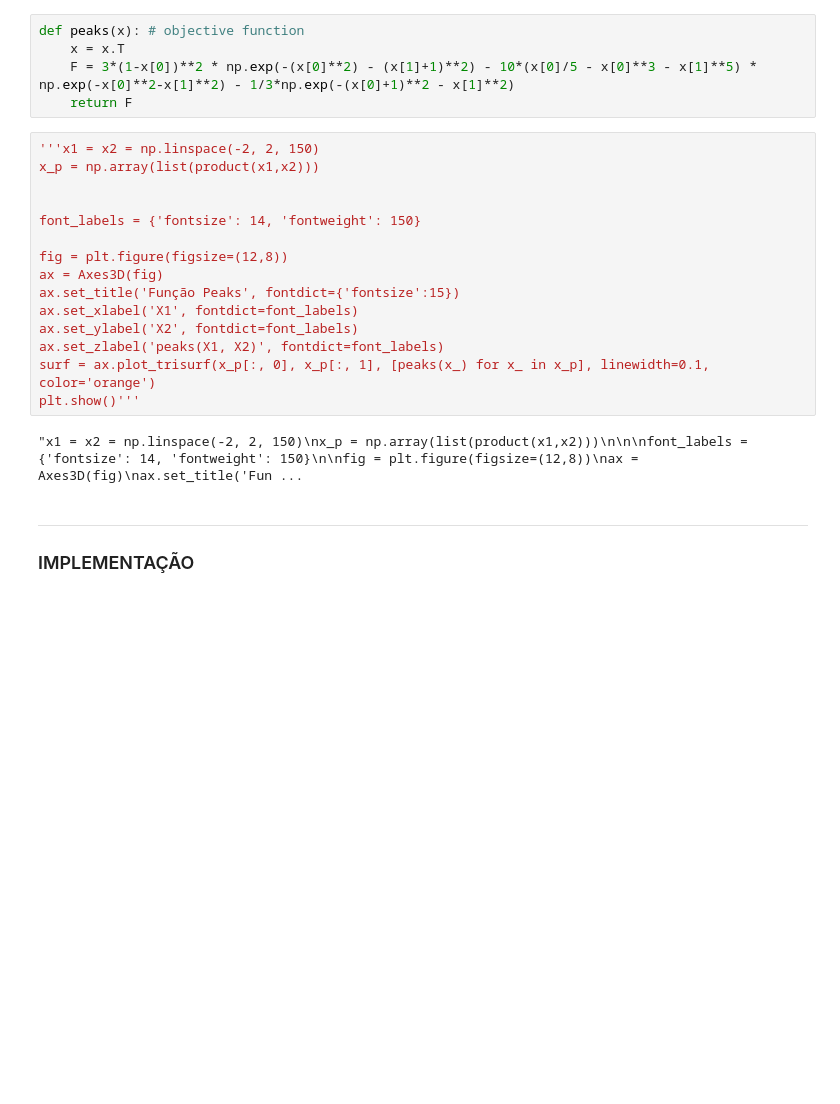
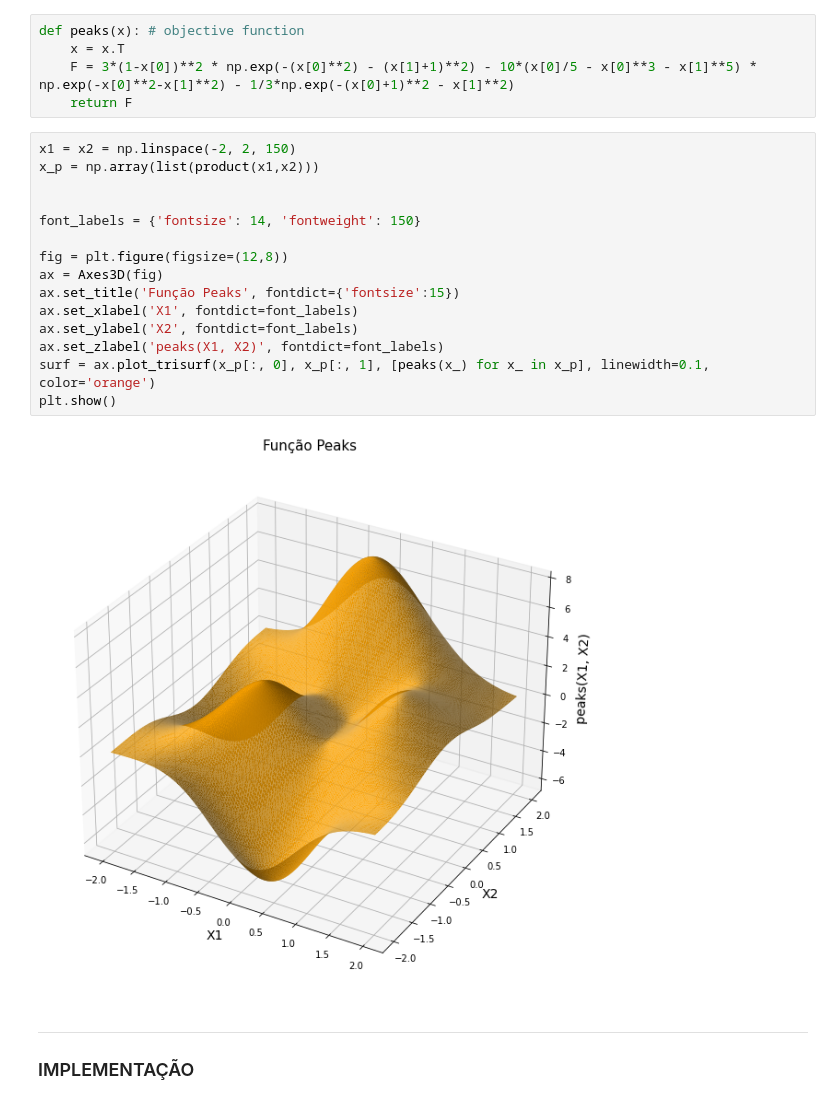
Before and after one commit to vandodiniz/COMPUTACAO-EVOLUCIONARIA, a Jupyter notebook: ED/PeaksFunction_1.ipynb, the cells around one changed output. Saved outputs shown, nothing was run; the diff lists cells and outputs as text; blank space fills up the shorter version.

```diff
--- a/ED/PeaksFunction_1.ipynb
+++ b/ED/PeaksFunction_1.ipynb
@@ -19,22 +19,22 @@ def peaks(x): # objective function
     F = 3*(1-x[0])**2 * np.exp(-(x[0]**2) - (x[1]+1)**2) - 10*(x[0]/5 - x[0]**3 - x[1]**5) * np.exp(-x[0]**2-x[1]**2) - 1/3*np.exp(-(x[0]+1)**2 - x[1]**2)
     return F
 # %%
-'''x1 = x2 = np.linspace(-2, 2, 150)
+x1 = x2 = np.linspace(-2, 2, 150)
 x_p = np.array(list(product(x1,x2)))
 
 
 font_labels = {'fontsize': 14, 'fontweight': 150}
 
 fig = plt.figure(figsize=(12,8))
 ax = Axes3D(fig)
 ax.set_title('Função Peaks', fontdict={'fontsize':15})
 ax.set_xlabel('X1', fontdict=font_labels)
 ax.set_ylabel('X2', fontdict=font_labels)
 ax.set_zlabel('peaks(X1, X2)', fontdict=font_labels)
 surf = ax.plot_trisurf(x_p[:, 0], x_p[:, 1], [peaks(x_) for x_ in x_p], linewidth=0.1, color='orange')
-plt.show()'''
+plt.show()
 # %% [output]
-"x1 = x2 = np.linspace(-2, 2, 150)\nx_p = np.array(list(product(x1,x2)))\n\n\nfont_labels = {'fontsize': 14, 'fontweight': 150}\n\nfig = plt.figure(figsize=(12,8))\nax = Axes3D(fig)\nax.set_title('Fun ...
+[figure, added]
 # %% [markdown]
 ---
 ### IMPLEMENTAÇÃO
```
Also changed, not shown: parts of 5 cells of this notebook, 1 other file.
